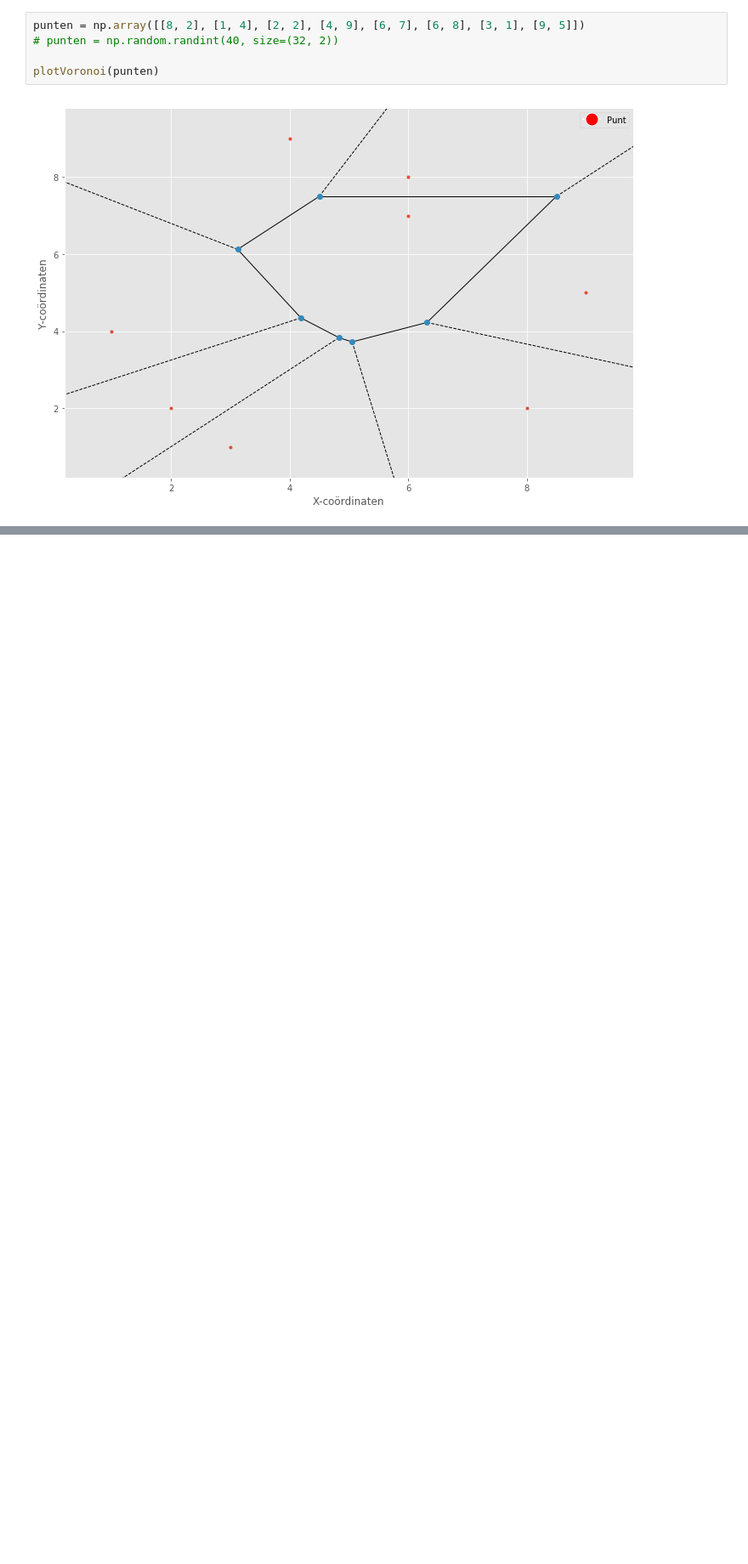
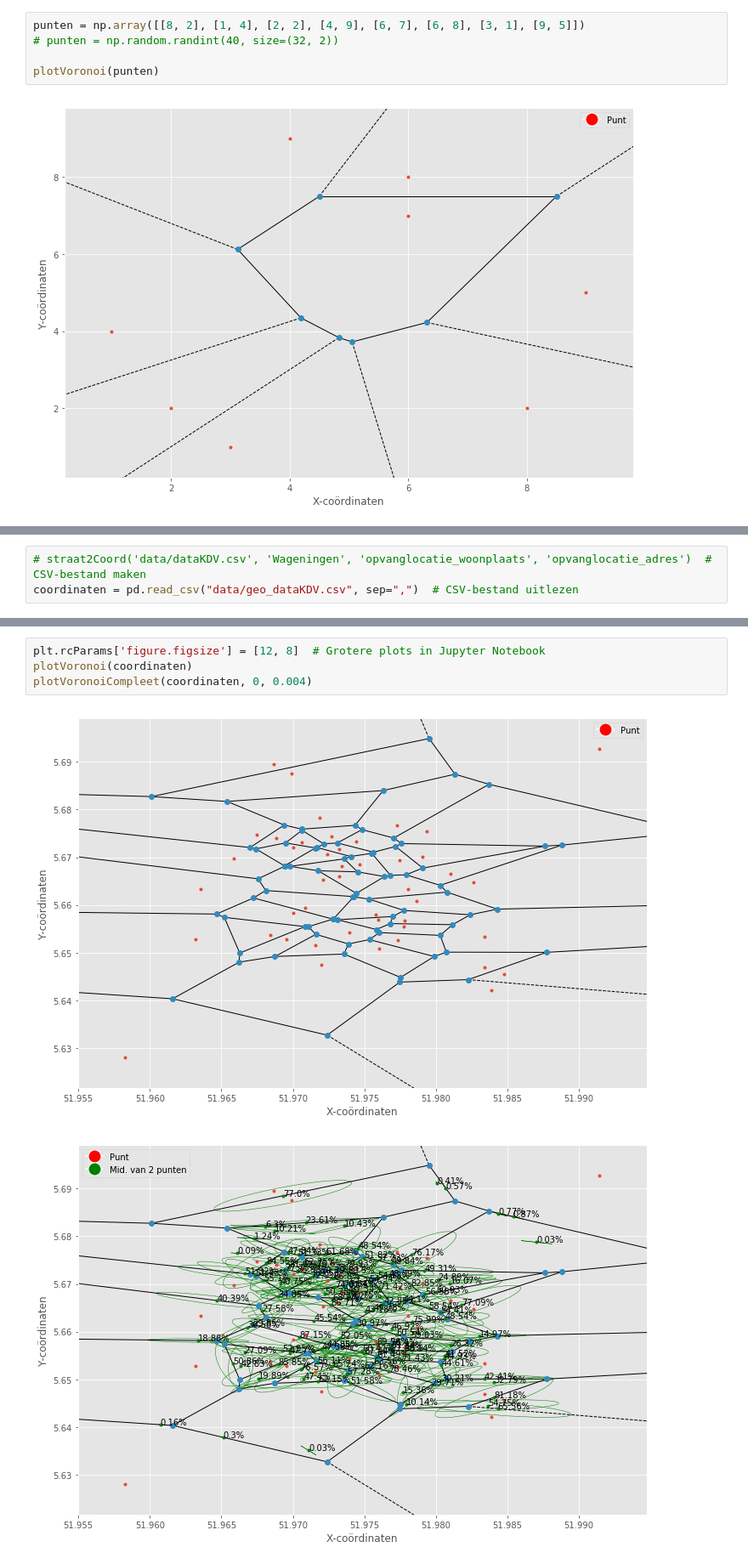
Before and after one commit to Denbergvanthijs/IPASS, a Jupyter notebook: main.ipynb, the cells around one changed output, grey strips where cells are left out. Shown at 85% size. Drawn from its saved outputs; the diff is of its cells as text; blank space fills up the shorter version.

```diff
--- a/main.ipynb
+++ b/main.ipynb
@@ -87,0 +99,3 @@ Even geduld a.u.b, dit kan even duren...
+# %%
+# straat2Coord('data/dataKDV.csv', 'Wageningen', 'opvanglocatie_woonplaats', 'opvanglocatie_adres')  # CSV-bestand maken
+coordinaten = pd.read_csv("data/geo_dataKDV.csv", sep=",")  # CSV-bestand uitlezen
@@ -87,0 +112,7 @@ Even geduld a.u.b, dit kan even duren...
+# %%
+plt.rcParams['figure.figsize'] = [12, 8]  # Grotere plots in Jupyter Notebook
+plotVoronoi(coordinaten)
+plotVoronoiCompleet(coordinaten, 0, 0.004)
+# %% [output]
+[figure, added]
+[figure, added]
```
Also changed, not shown: parts of 24 cells of this notebook, 3 other files.
